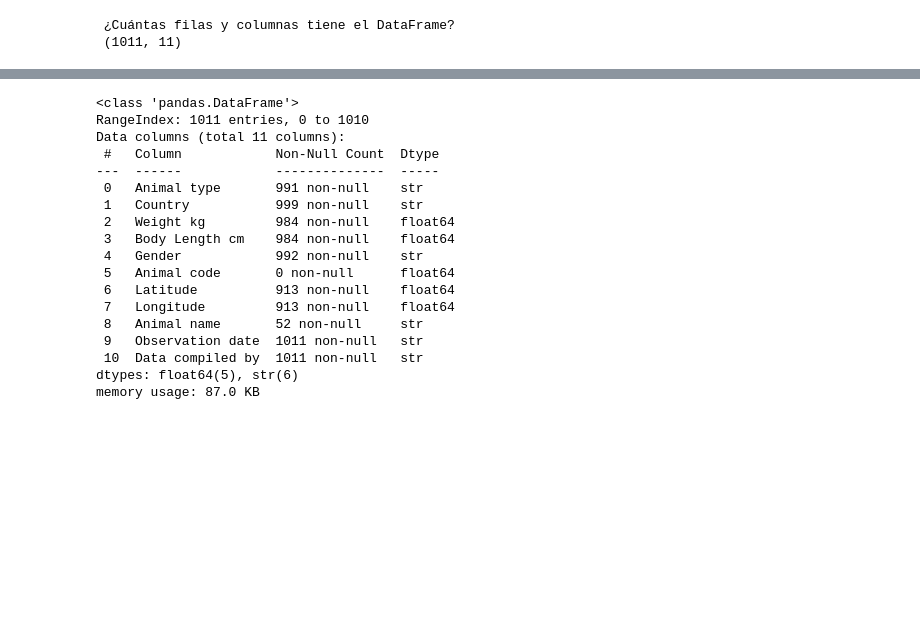
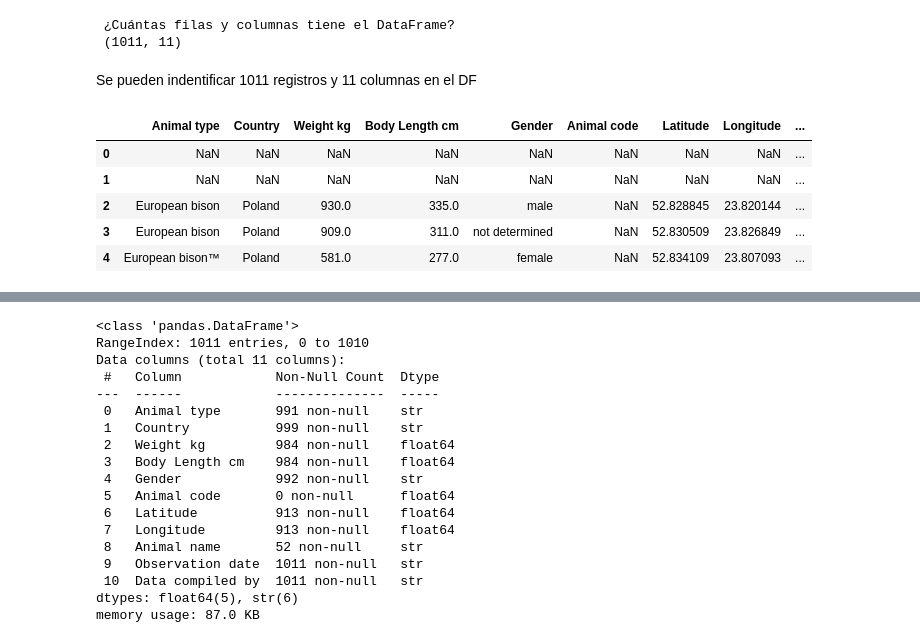
Before and after one commit to ivanhincapieescobar/Entregables-BIT-IH, a Jupyter notebook: Entregas/II/Analisis/Animal-data.ipynb, the cells around one changed output, grey strips where cells are left out. Saved outputs shown, nothing was run; the diff lists cells and outputs as text; code cells hidden in the pictures; blank space fills up the shorter version.

```diff
--- a/Entregas/II/Analisis/Animal-data.ipynb
+++ b/Entregas/II/Analisis/Animal-data.ipynb
@@ -19,3 +19,14 @@ print(f" ¿Cuántas filas y columnas tiene el DataFrame?\n" , df.shape)
 # %% [output]
  ¿Cuántas filas y columnas tiene el DataFrame?
  (1011, 11)
+# %% [markdown]
+Se pueden indentificar 1011 registros y 11 columnas en el DF
+# %%
+df.head()
+# %% [output]
+|  | Animal type | Country | Weight kg | Body Length cm | Gender | Animal code | Latitude | Longitude | ... |
+| 0 | NaN | NaN | NaN | NaN | NaN | NaN | NaN | NaN | ... |
+| 1 | NaN | NaN | NaN | NaN | NaN | NaN | NaN | NaN | ... |
+| 2 | European bison | Poland | 930.0 | 335.0 | male | NaN | 52.828845 | 23.820144 | ... |
+| 3 | European bison | Poland | 909.0 | 311.0 | not determined | NaN | 52.830509 | 23.826849 | ... |
+| 4 | European bison™ | Poland | 581.0 | 277.0 | female | NaN | 52.834109 | 23.807093 | ... |
```
Also changed, not shown: parts of 30 cells of this notebook.
